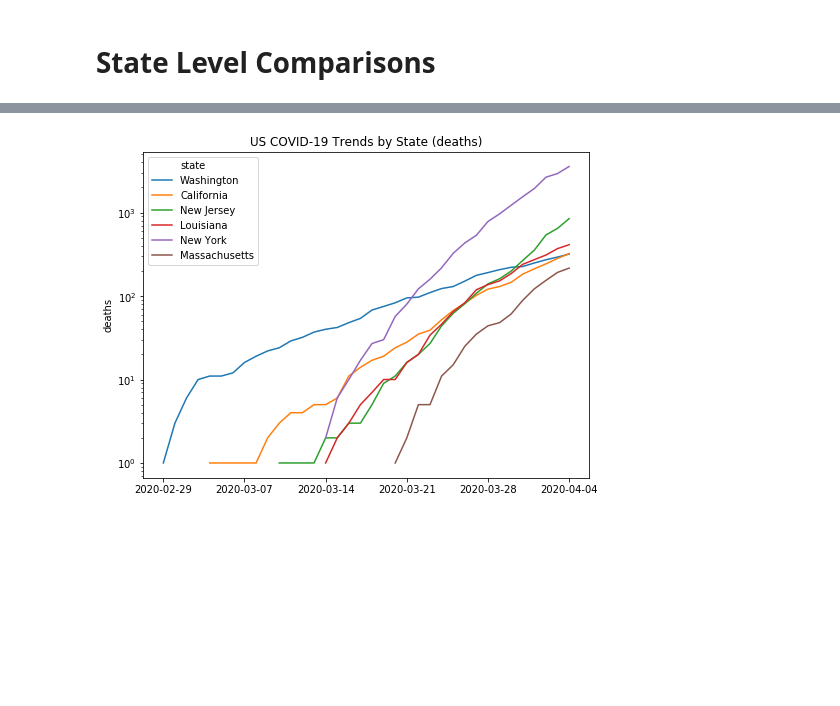
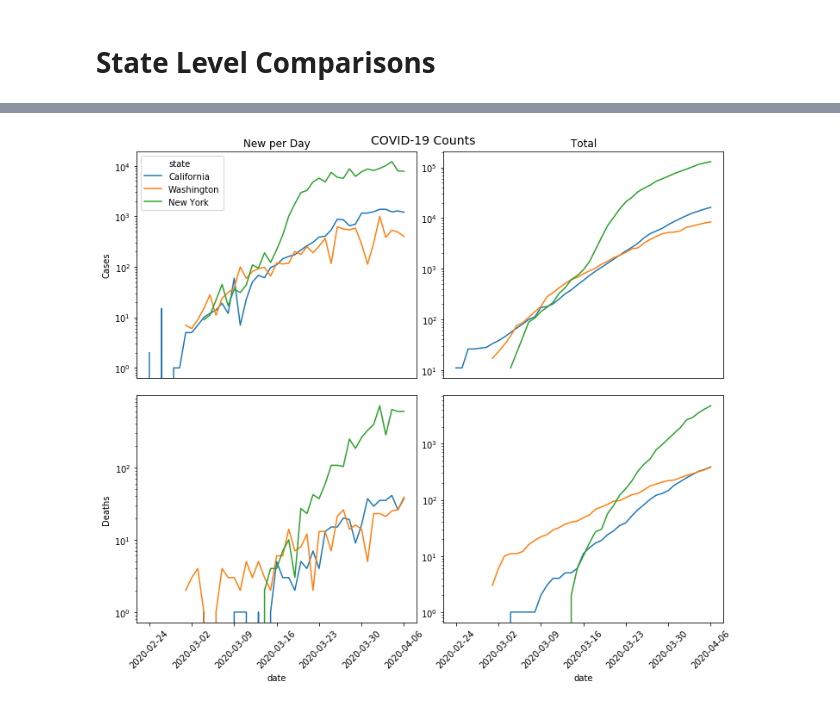
Before and after one commit to MichelFloyd/covid-19-data, a Jupyter notebook: compare states.ipynb, the cells around one changed output, grey strips where cells are left out. Drawn from its saved outputs; the diff is of its cells as text; code cells hidden in the pictures; blank space fills up the shorter version.

Commit message:
Prettier charts, more comparisons

```diff
--- a/compare states.ipynb
+++ b/compare states.ipynb
@@ -28,0 +18,3 @@ def compare_states(los,var='deaths'):
+# %%
+states.drop(columns='fips',inplace=True)
+states.head()
@@ -29,7 +46,46 @@ def compare_states(los,var='deaths'):
+# %%
+# function to space the tick labels on the x axis and optionally rotate them
+def space_x_ticks(ax,n,rotation=0):
+    xticks=ax.xaxis.get_major_ticks()
+    for i in range(len(xticks)):
+        if i%n != 0:
+            xticks[i].set_visible(False)
+    plt.setp(ax.xaxis.get_majorticklabels(), rotation=rotation)
+# %%
+# function to make a 2x2 grid of plots showing new and total cases and deaths for a list of states
+def compare_states(los):
+    tmp = states.loc[(states.state.isin(los)) & (states.cases > 10)]
+    fig, ax = plt.subplots(2, 2, sharex='col',figsize=(10,8))
+    fig.suptitle('COVID-19 Counts', fontsize=14, y=1.02);
+    plt.tight_layout(pad=0.4, w_pad=0, h_pad=1.0)
+
+    sns.lineplot(x=tmp.date,y=tmp.new_cases,hue=tmp.state,ax=ax[0,0])
+    ax[0,0].set_ylabel('Cases')
+    ax[0,0].set_title('New per Day')
+    ax[0,0].set_yscale('log')
+    ax[0,0].get_xaxis().set_visible(False)
+
+    sns.lineplot(x=tmp.date,y=tmp.cases,hue=tmp.state,ax=ax[0,1],legend=False)
+    ax[0,1].get_yaxis().label.set_visible(False)
+    ax[0,1].set_title('Total')
+    ax[0,1].set_yscale('log')
+    ax[0,1].get_xaxis().set_visible(False)
+
+    sns.lineplot(x=tmp.date,y=tmp.new_deaths,hue=tmp.state,ax=ax[1,0],legend=False)
+    ax[1,0].set_ylabel('Deaths')
+    ax[1,0].set_yscale('log')
+    space_x_ticks(ax[1,0],7,45)
+    ax[1,0].set_ylabel('Deaths')
+
+    sns.lineplot(x=tmp.date,y=tmp.deaths,hue=tmp.state,ax=ax[1,1],legend=False)
+    ax[1,1].get_yaxis().label.set_visible(False)
+    ax[1,1].set_yscale('log')
+    space_x_ticks(ax[1,1],7,45)
+    plt.setp(ax[1,1].xaxis.get_majorticklabels(), rotation=45)
 # %%
-compare_states(['California','New York','Washington','Louisiana','Massachusetts','New Jersey'])
+compare_states(['California','New York','Washington'])
 # %% [output]
-[figure, old version]
+[figure, new version]
 # %%
 compare_states(['Texas','Georgia','Connecticut','Colorado','Indiana','Illinois'])
 # %% [output]
```
Also changed, not shown: parts of 11 cells of this notebook, 3 other files.
